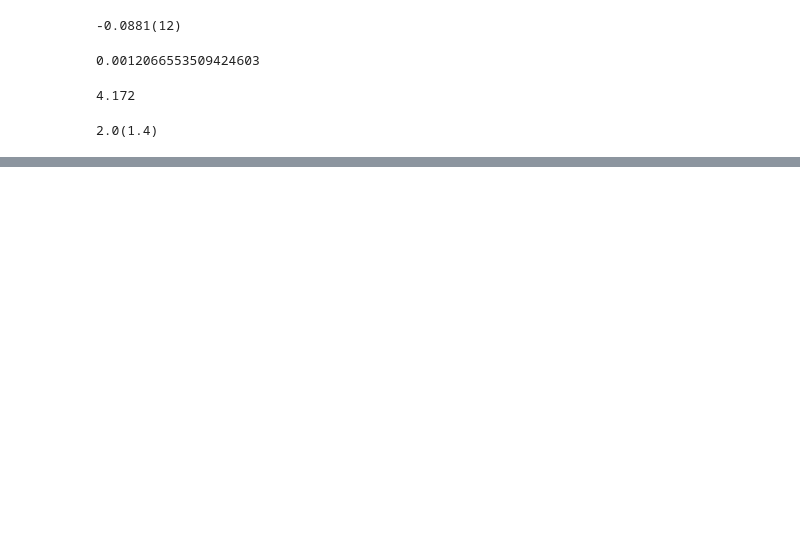
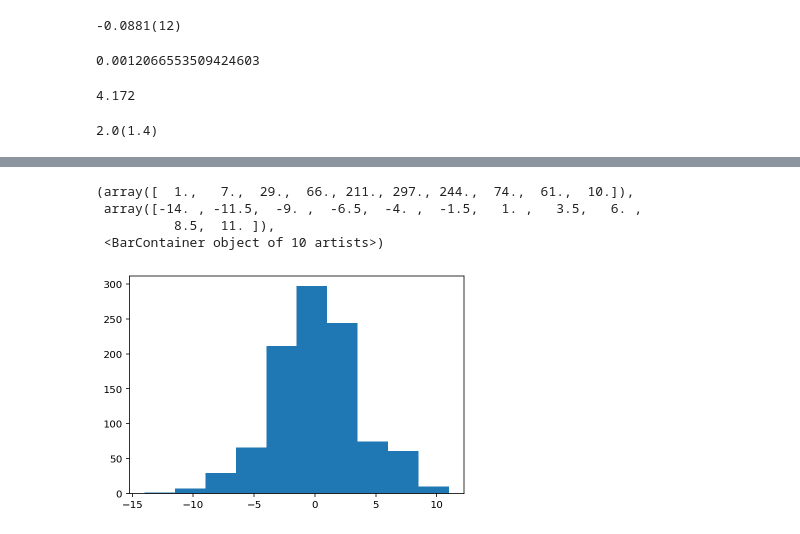
Before and after one commit to stuartthomas25/honors-thesis, a Jupyter notebook: code/gradient_flow.ipynb, the cells around one changed output, grey strips where cells are left out. Drawn from its saved outputs; the diff is of its cells as text; code cells hidden in the pictures; blank space fills up the shorter version.

```diff
--- a/code/gradient_flow.ipynb
+++ b/code/gradient_flow.ipynb
@@ -874,0 +948,3 @@ x.sdev
+# %%
+Q = (4*np.random.normal(size=1000)).astype(int)
+Q
@@ -874,0 +969,8 @@ x.sdev
+# %%
+plt.hist(Q)
+# %% [output]
+(array([  1.,   7.,  29.,  66., 211., 297., 244.,  74.,  61.,  10.]),
+ array([-14. , -11.5,  -9. ,  -6.5,  -4. ,  -1.5,   1. ,   3.5,   6. ,
+          8.5,  11. ]),
+ <BarContainer object of 10 artists>)
+[figure, added]
```
Also changed, not shown: parts of 40 cells of this notebook, 1 other file.
